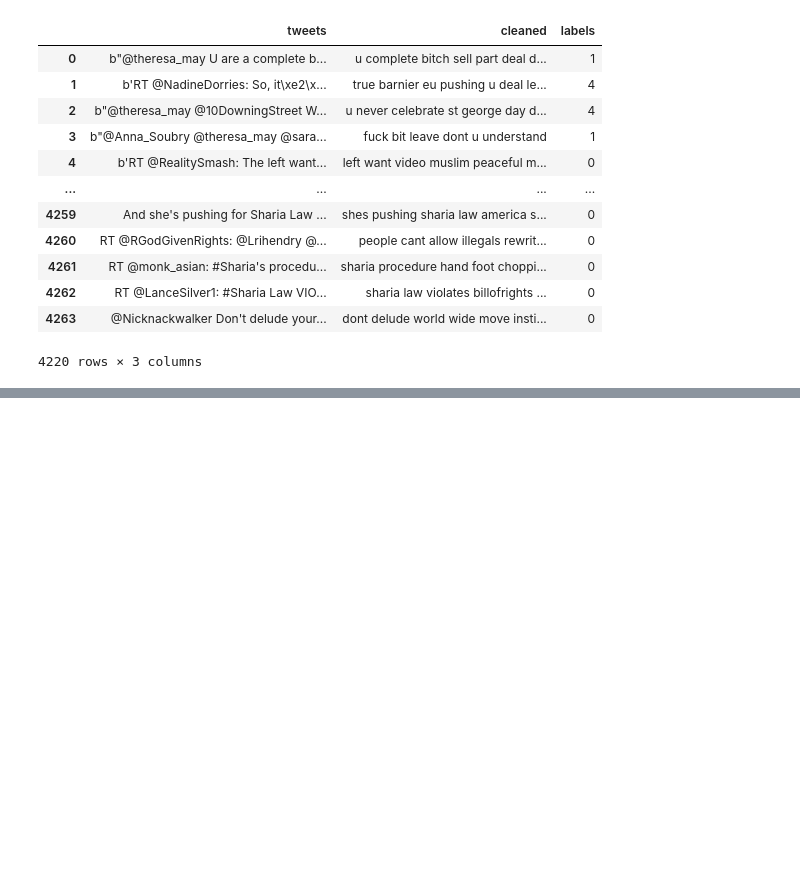
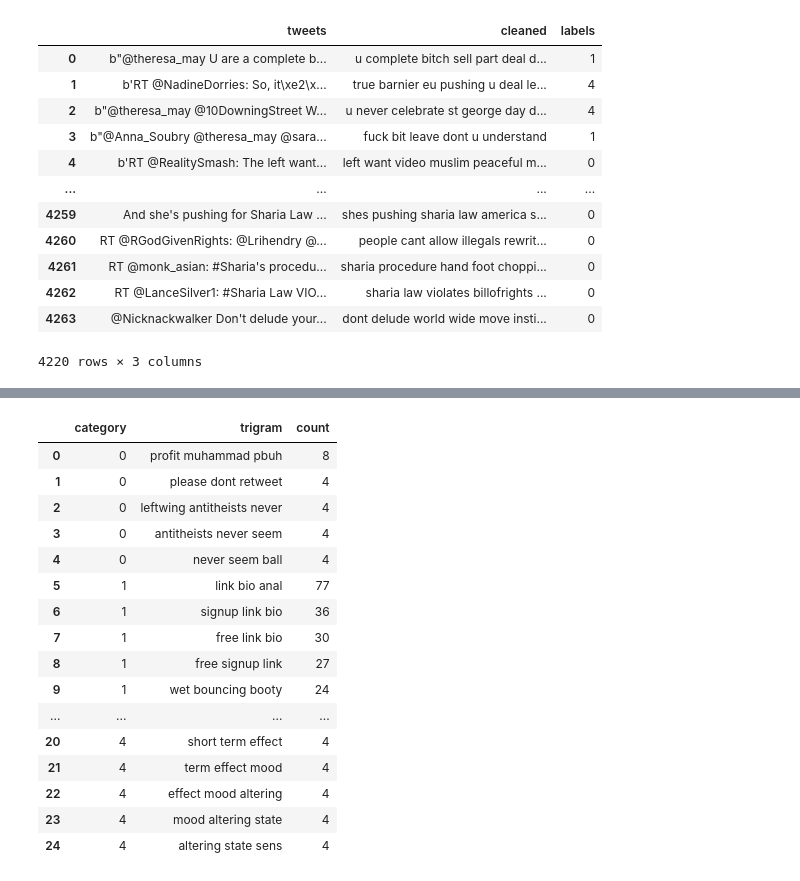
Before and after one commit to pinglainstitute/LLM-reviewtransformation, a Jupyter notebook: Notebooks/twitter_analysis.ipynb, the cells around one changed output, grey strips where cells are left out. Cells and saved outputs as stored; diff of their text form; code cells hidden in the pictures; blank space fills up the shorter version.

```diff
--- a/Notebooks/twitter_analysis.ipynb
+++ b/Notebooks/twitter_analysis.ipynb
@@ -114,16 +119,15 @@ def create_ngrams(text, n):
 following['bigram'] = following['cleaned'].apply(lambda x: create_ngrams(x, 2))
 following['trigram'] = following['cleaned'].apply(lambda x: create_ngrams(x, 3))
 # %%
-def make_ngram_df(column='bigram'):
-
+def make_ngram_df(column='bigram', k=5):
     rows = []
-
     for index, row in following.groupby("labels"):
         flattened = row[column].explode().tolist()
         counter = Counter(flattened)
-        for ngram, count in counter.most_common(1):
+        for ngram, count in counter.most_common(k):
             rows.append({'category': index, column: ngram, 'count': count})
 
     ngram_df = pd.DataFrame(rows)
+    ngram_df[column] = ngram_df[column].apply(lambda x: " ".join(x))
     return ngram_df
 # %%
@@ -131,2 +136,23 @@ make_ngram_df('bigram').to_csv("../Dataset/tweets/results/twitter_top_bigram_by_
 # %%
-make_ngram_df('trigram').to_csv("../Dataset/tweets/results/twitter_top_trigram_by_category.csv")
+trigram_df = make_ngram_df('trigram')
+trigram_df.to_csv("../Dataset/tweets/results/twitter_top_trigram_by_category.csv")
+# %%
+trigram_df
+# %% [output]
+|  | category | trigram | count |
+| 0 | 0 | profit muhammad pbuh | 8 |
+| 1 | 0 | please dont retweet | 4 |
+| 2 | 0 | leftwing antitheists never | 4 |
+| 3 | 0 | antitheists never seem | 4 |
+| 4 | 0 | never seem ball | 4 |
+| 5 | 1 | link bio anal | 77 |
+| 6 | 1 | signup link bio | 36 |
+| 7 | 1 | free link bio | 30 |
+| 8 | 1 | free signup link | 27 |
+| 9 | 1 | wet bouncing booty | 24 |
+| ... | ... | ... | ... |
+| 20 | 4 | short term effect | 4 |
+| 21 | 4 | term effect mood | 4 |
+| 22 | 4 | effect mood altering | 4 |
+| 23 | 4 | mood altering state | 4 |
+| 24 | 4 | altering state sens | 4 |
```
Also changed, not shown: parts of 8 cells of this notebook, 3 other files.
